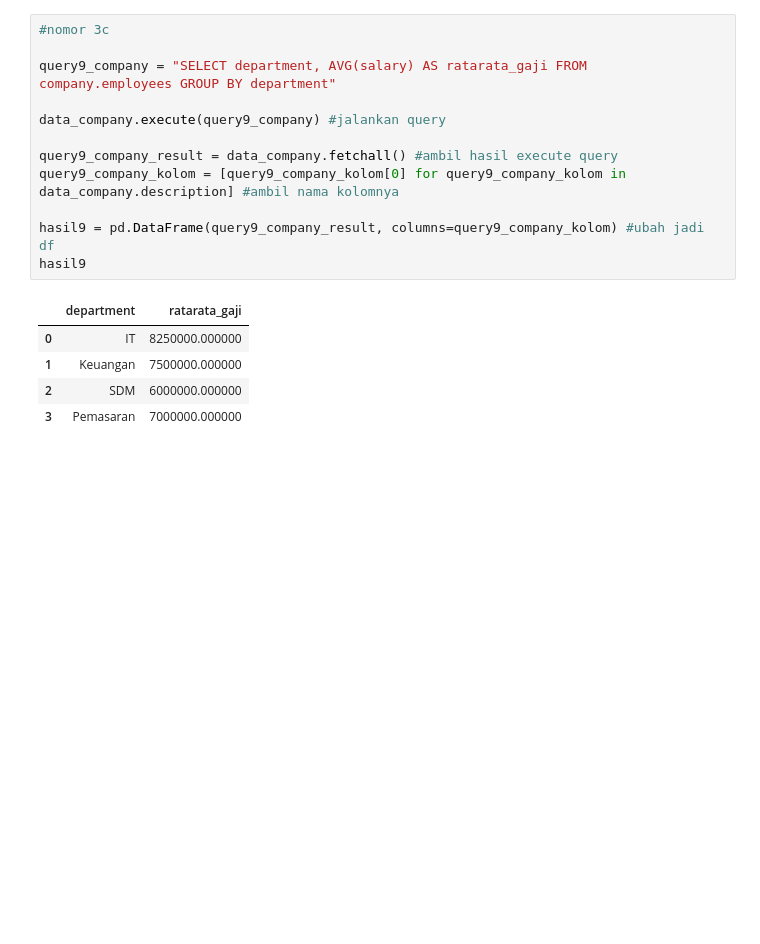
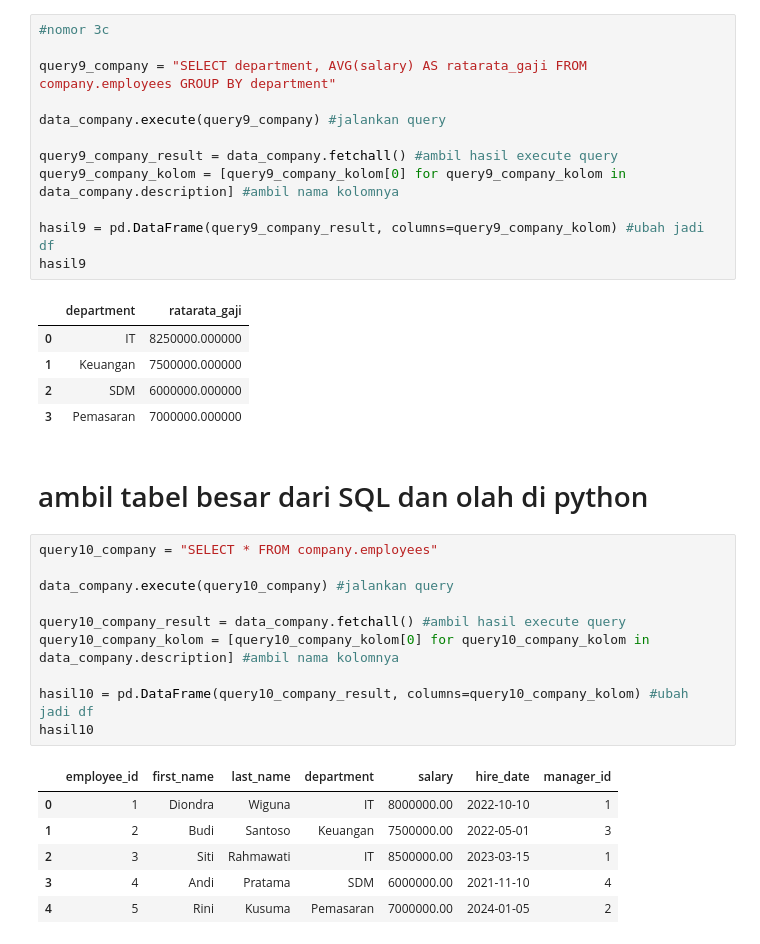
Before and after one commit to emiksapitri/Bootcamp_dataanalyst, a Jupyter notebook: SQL_in_python.ipynb, the cells around one changed output. Saved outputs shown, nothing was run; the diff lists cells and outputs as text; blank space fills up the shorter version.

```diff
--- a/SQL_in_python.ipynb
+++ b/SQL_in_python.ipynb
@@ -218,3 +218,22 @@ hasil9
 | 1 | Keuangan | 7500000.000000 |
 | 2 | SDM | 6000000.000000 |
 | 3 | Pemasaran | 7000000.000000 |
+# %% [markdown]
+# ambil tabel besar dari SQL dan olah di python
+# %%
+query10_company = "SELECT * FROM company.employees"
+
+data_company.execute(query10_company) #jalankan query
+
+query10_company_result = data_company.fetchall() #ambil hasil execute query
+query10_company_kolom = [query10_company_kolom[0] for query10_company_kolom in data_company.description] #ambil nama kolomnya
+
+hasil10 = pd.DataFrame(query10_company_result, columns=query10_company_kolom) #ubah jadi df
+hasil10
+# %% [output]
+|  | employee_id | first_name | last_name | department | salary | hire_date | manager_id |
+| 0 | 1 | Diondra | Wiguna | IT | 8000000.00 | 2022-10-10 | 1 |
+| 1 | 2 | Budi | Santoso | Keuangan | 7500000.00 | 2022-05-01 | 3 |
+| 2 | 3 | Siti | Rahmawati | IT | 8500000.00 | 2023-03-15 | 1 |
+| 3 | 4 | Andi | Pratama | SDM | 6000000.00 | 2021-11-10 | 4 |
+| 4 | 5 | Rini | Kusuma | Pemasaran | 7000000.00 | 2024-01-05 | 2 |
```
Also changed, not shown: parts of 10 cells of this notebook.
